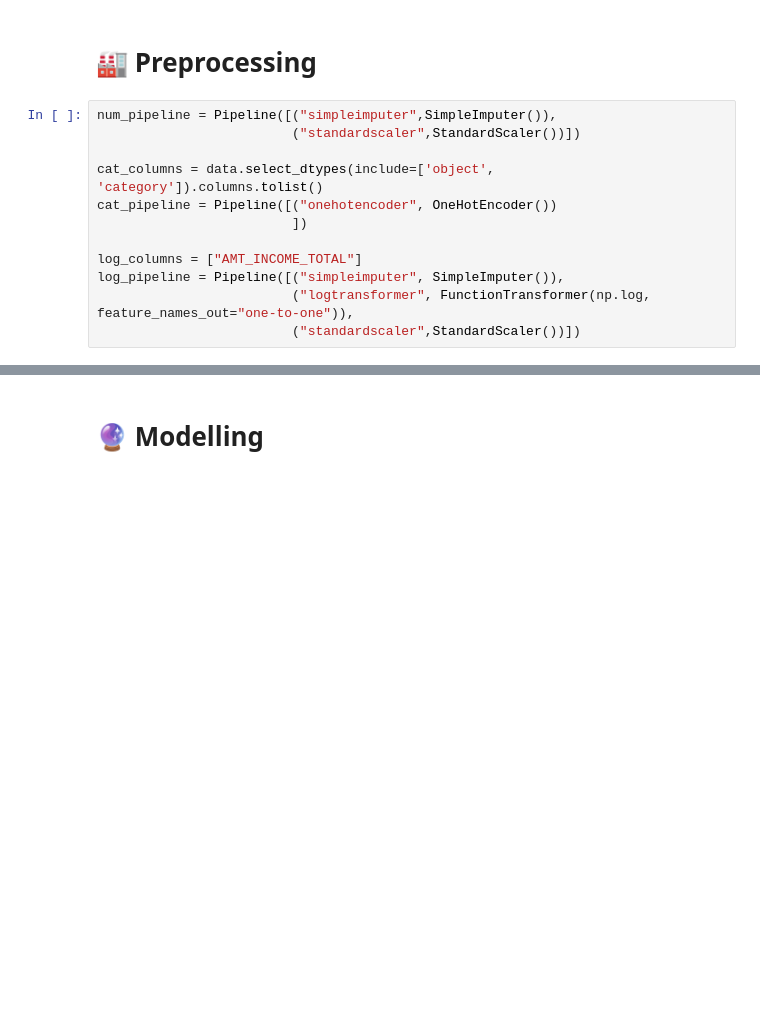
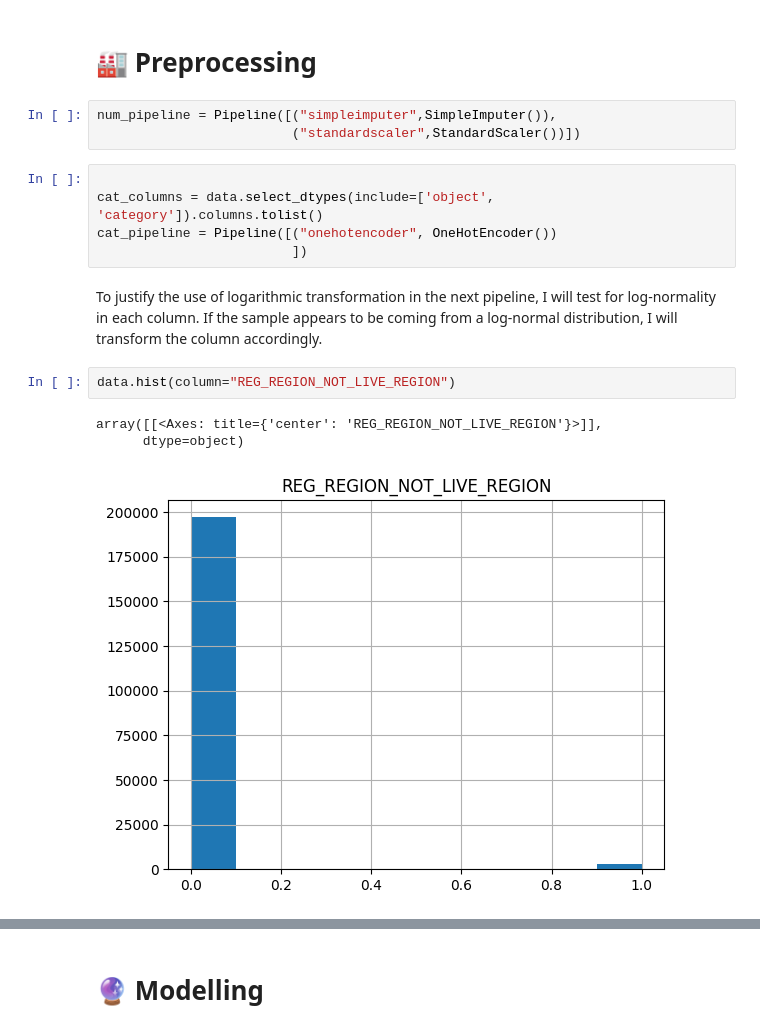
Before and after one commit to otabrzak/Risk-management, a Jupyter notebook: risk.ipynb, the cells around one changed output, grey strips where cells are left out. Saved outputs shown, nothing was run; the diff lists cells and outputs as text; blank space fills up the shorter version.

```diff
--- a/risk.ipynb
+++ b/risk.ipynb
@@ -163,12 +183,16 @@ data = data.drop(columns=na_columns, axis=1)
 # %%
 num_pipeline = Pipeline([("simpleimputer",SimpleImputer()),
                          ("standardscaler",StandardScaler())])
-
-cat_columns = data.select_dtypes(include=['object', 'category']).columns.tolist()
-cat_pipeline = Pipeline([("onehotencoder", OneHotEncoder())
-                         ])
-
-log_columns = ["AMT_INCOME_TOTAL"]
-log_pipeline = Pipeline([("simpleimputer", SimpleImputer()),
-                         ("logtransformer", FunctionTransformer(np.log, feature_names_out="one-to-one")),
-                         ("standardscaler",StandardScaler())])
+# %%
+
+cat_columns = data.select_dtypes(include=['object', 'category']).columns.tolist()
+cat_pipeline = Pipeline([("onehotencoder", OneHotEncoder())
+                         ])
+# %% [markdown]
+To justify the use of logarithmic transformation in the next pipeline, I will test for log-normality in each column. If the sample appears to be coming from a log-normal distribution, I will transform the column accordingly.
+# %%
+data.hist(column="REG_REGION_NOT_LIVE_REGION")
+# %% [output]
+array([[<Axes: title={'center': 'REG_REGION_NOT_LIVE_REGION'}>]],
+      dtype=object)
+[figure, added]
```
Also changed, not shown: parts of 9 cells of this notebook.
